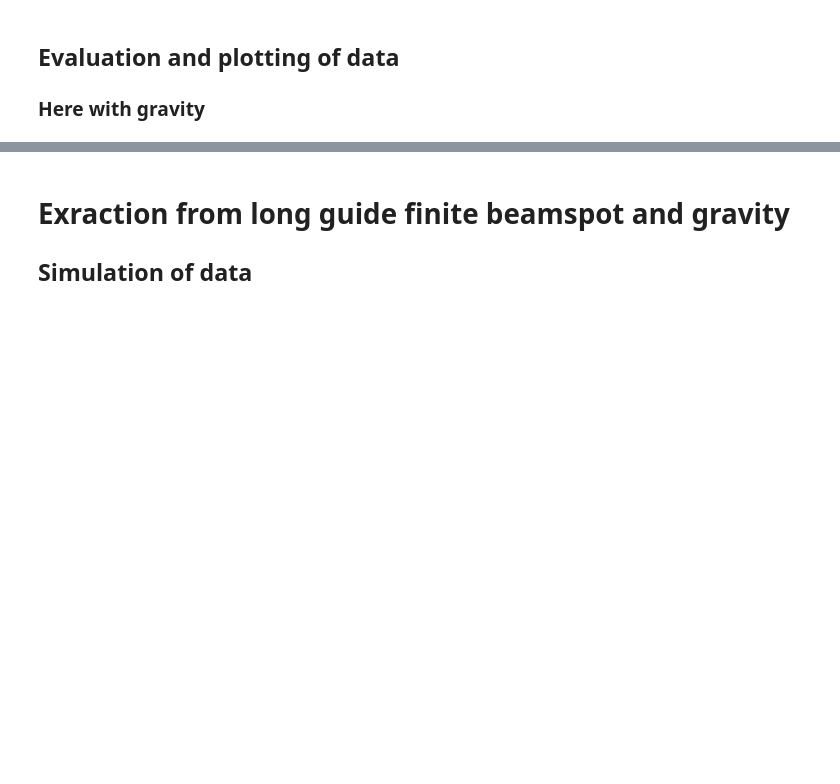
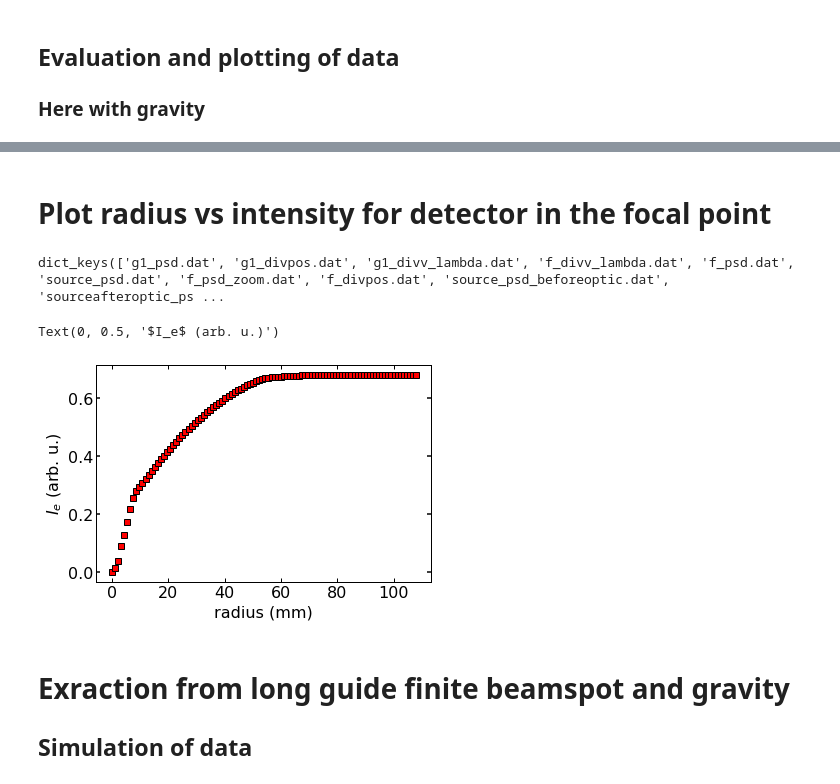
Before and after one commit to christophherb/extraction_parabolic_guide_nested_mirror_paper, a Jupyter notebook: parabolic_extraction.ipynb, the cells around one changed output, grey strips where cells are left out. Drawn from its saved outputs; the diff is of its cells as text; code cells hidden in the pictures; blank space fills up the shorter version.

Commit message:
Intensity vs. radius finished

```diff
--- a/parabolic_extraction.ipynb
+++ b/parabolic_extraction.ipynb
@@ -147,3 +142,29 @@ intensity 0.2651227721210293
+# %% [markdown]
+# Plot radius vs intensity for detector in the focal point
+# %%
+import pickle
+with open('data/data_zero_g_length160.txt', 'rb') as file:
+    image_data = pickle.load(file)
+with open('data/meta_data_zero_g_length160.txt', 'rb') as file:
+    meta_dict = pickle.load(file)
+image_data.keys()
+# %% [output]
+dict_keys(['g1_psd.dat', 'g1_divpos.dat', 'g1_divv_lambda.dat', 'f_divv_lambda.dat', 'f_psd.dat', 'source_psd.dat', 'f_psd_zoom.dat', 'f_divpos.dat', 'source_psd_beforeoptic.dat', 'sourceafteroptic_ps ...
+# %%
+import matplotlib.pyplot as plt
+import image_thresholds
+array = image_data['f_psd.dat'][:100]
+radint = image_thresholds.radius_vs_content(array, mid_x = 49.5, mid_y=49.5)
+fig, ax = plt.subplots(1)
+x, y = zip(*radint)
+y = np.array(y)*0.681
+x = np.array(x)/100*218/2
+ax.plot(x, y, linestyle=' ', markeredgewidth=1)
+ax.set_xlabel('radius (mm)')
+ax.set_ylabel('$I_e$ (arb. u.)')
+# %% [output]
+Text(0, 0.5, '$I_e$ (arb. u.)')
+[figure, added]
 # %% [markdown]
 # Exraction from long guide finite beamspot and gravity
 ## Simulation of data
```
Also changed, not shown: parts of 1 cell of this notebook, 1 other file.
